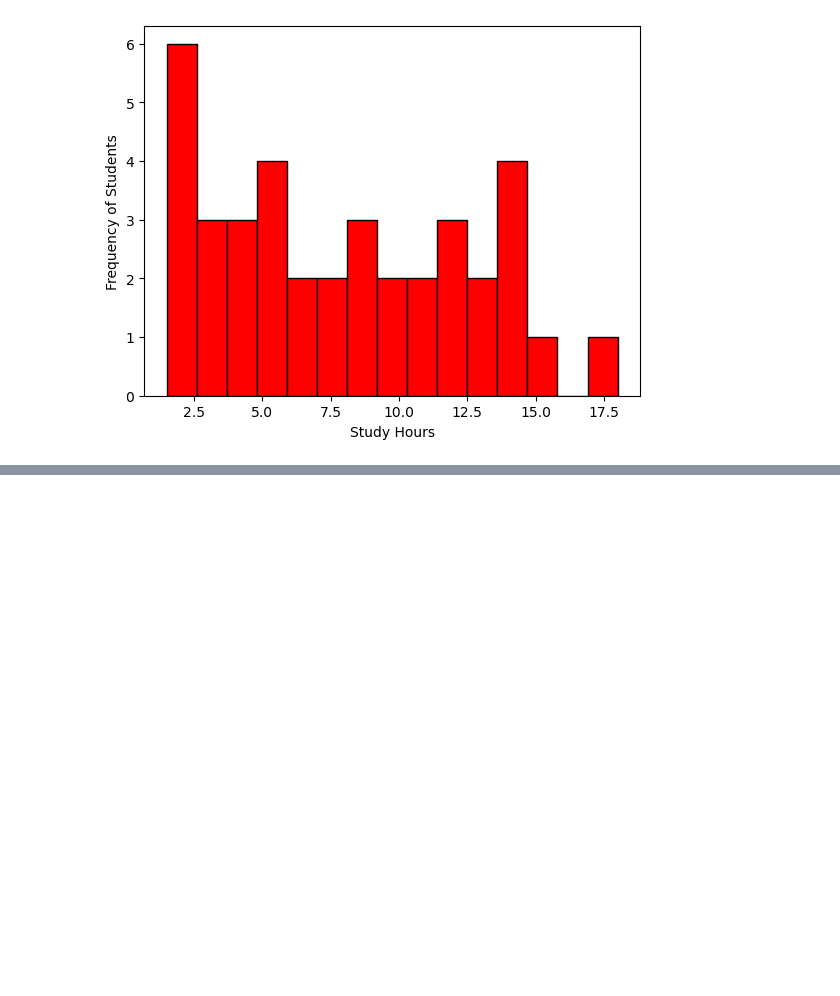
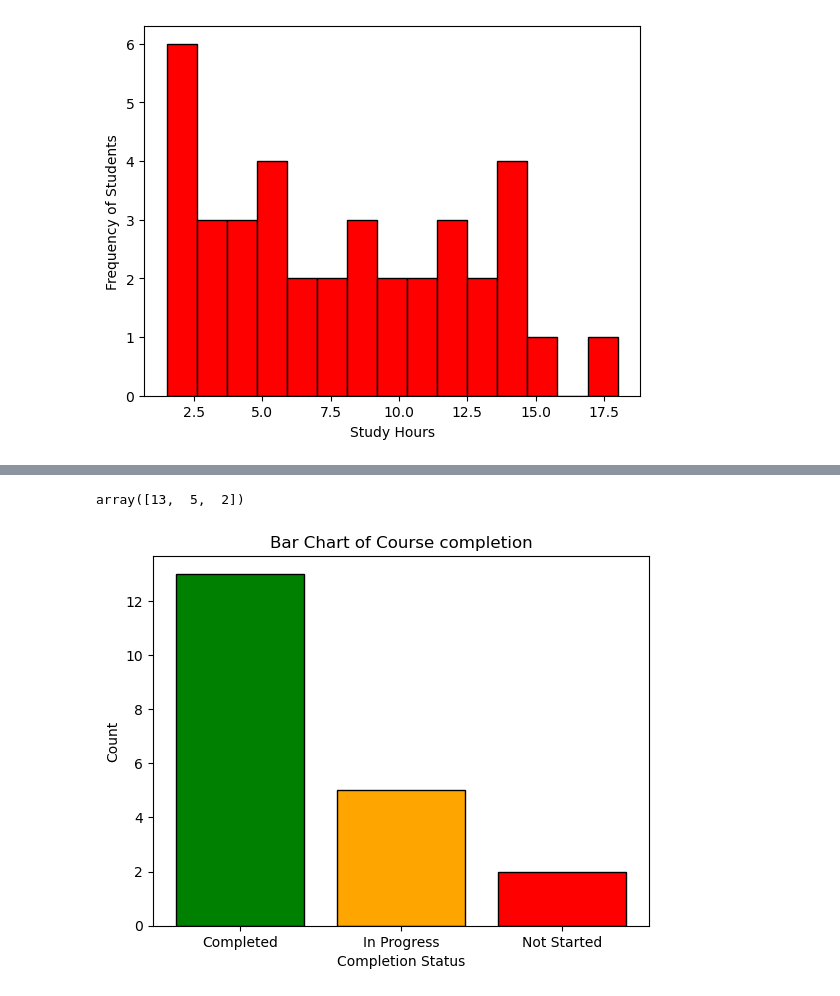
Before and after one commit to nafijur-rahaman/Data-Analysis-With-Python, a Jupyter notebook: Matplotlib/basic.ipynb, the cells around one changed output, grey strips where cells are left out. Cells and saved outputs as stored; diff of their text form; code cells hidden in the pictures; blank space fills up the shorter version.

```diff
--- a/Matplotlib/basic.ipynb
+++ b/Matplotlib/basic.ipynb
@@ -124,0 +165,6 @@ Text(0, 0.5, 'Frequency of Students')
+# %%
+#  Bar chart on real data
+
+df = pd.read_csv('student_data.csv')
+
+df.head()
@@ -124,0 +178,15 @@ Text(0, 0.5, 'Frequency of Students')
+# %%
+status = df.groupby("CompletionStatus").size()
+status.index
+status.values
+# %% [output]
+array([13,  5,  2])
+# %%
+plt.bar(status.index,status.values,color=['green','orange','red'],edgecolor='black')
+
+plt.xlabel('Completion Status')
+plt.ylabel('Count')
+plt.title('Bar Chart of Course completion')
+plt.show()
+# %% [output]
+[figure, added]
```
Also changed, not shown: parts of 6 cells of this notebook, 1 other file.
